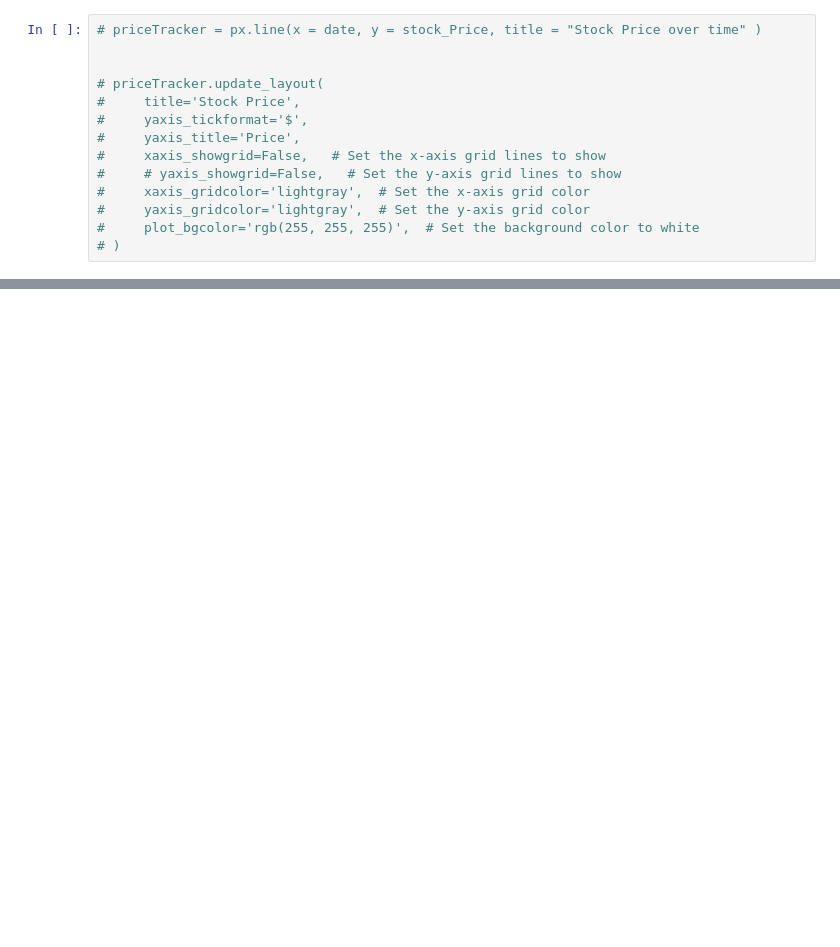
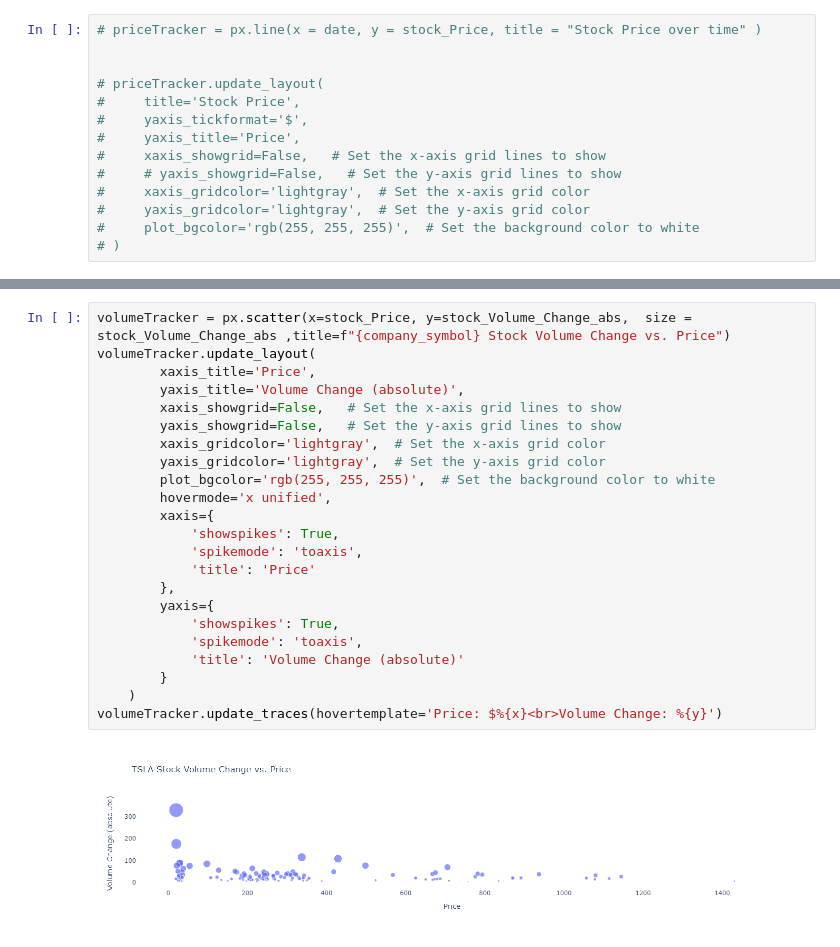
Before and after one commit to puvanans/CloudDB-project, a Jupyter notebook: dataVisualization.ipynb, the cells around one changed output, grey strips where cells are left out. Saved outputs shown, nothing was run; the diff lists cells and outputs as text; blank space fills up the shorter version.

```diff
--- a/dataVisualization.ipynb
+++ b/dataVisualization.ipynb
@@ -88,0 +117,25 @@ stock_Volume_Change_abs = [abs(change) for change in stock_Volume_Change]
+# %%
+volumeTracker = px.scatter(x=stock_Price, y=stock_Volume_Change_abs,  size = stock_Volume_Change_abs ,title=f"{company_symbol} Stock Volume Change vs. Price")
+volumeTracker.update_layout(
+        xaxis_title='Price',
+        yaxis_title='Volume Change (absolute)',
+        xaxis_showgrid=False,   # Set the x-axis grid lines to show
+        yaxis_showgrid=False,   # Set the y-axis grid lines to show
+        xaxis_gridcolor='lightgray',  # Set the x-axis grid color
+        yaxis_gridcolor='lightgray',  # Set the y-axis grid color
+        plot_bgcolor='rgb(255, 255, 255)',  # Set the background color to white
+        hovermode='x unified',
+        xaxis={
+            'showspikes': True,
+            'spikemode': 'toaxis',
+            'title': 'Price'
+        },
+        yaxis={
+            'showspikes': True,
+            'spikemode': 'toaxis',
+            'title': 'Volume Change (absolute)'
+        }
+    )
+volumeTracker.update_traces(hovertemplate='Price: $%{x}<br>Volume Change: %{y}')
+# %% [output]
+[figure, added]
```
Also changed, not shown: parts of 4 cells of this notebook, 4 other files.
